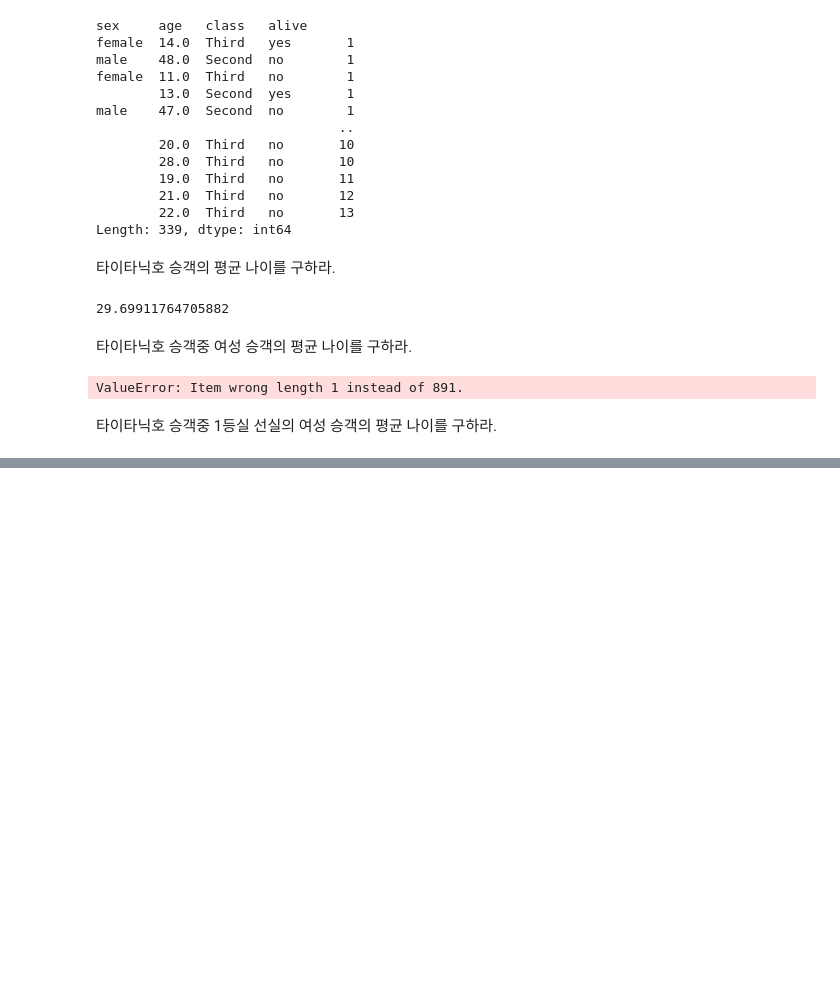
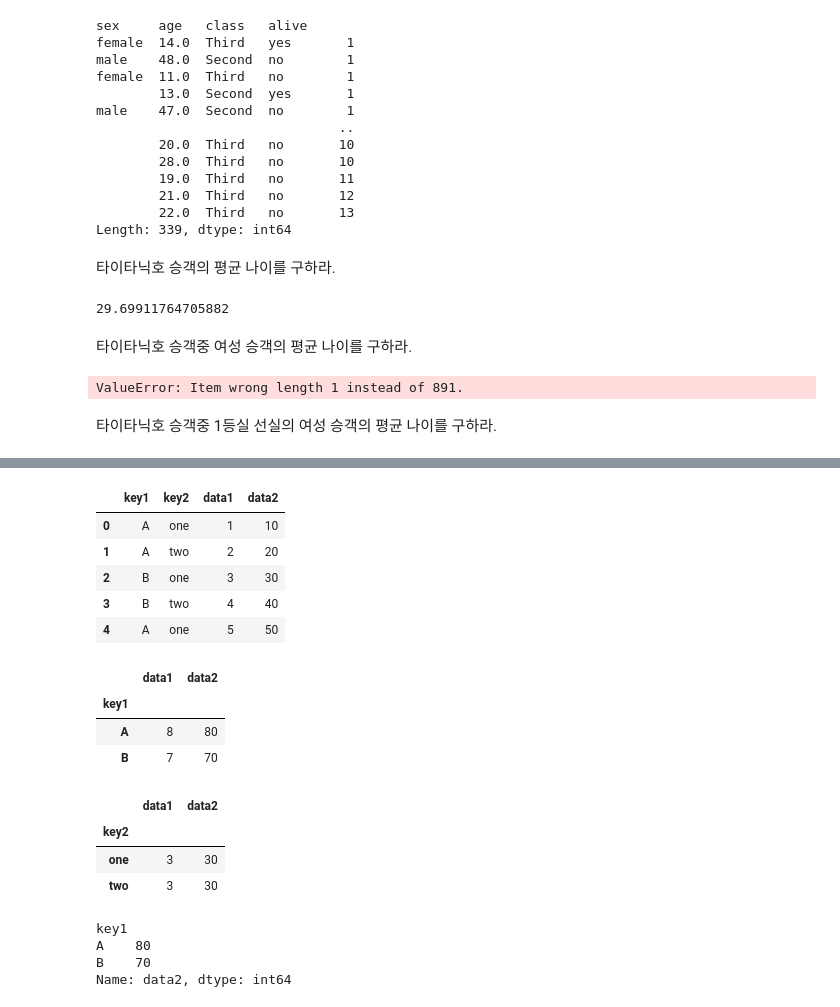
Before and after one commit to suri506/DataAnalysis, a Jupyter notebook: 02_pandas/연습문제.ipynb, the cells around one changed output, grey strips where cells are left out. Saved outputs shown, nothing was run; the diff lists cells and outputs as text; code cells hidden in the pictures; blank space fills up the shorter version.

```diff
--- a/02_pandas/연습문제.ipynb
+++ b/02_pandas/연습문제.ipynb
@@ -322,0 +347,37 @@ ValueError: Item wrong length 1 instead of 891.
+# %%
+np.random.seed(0)
+df2 = pd.DataFrame({
+    'key1': ['A', 'A', 'B', 'B', 'A'],
+    'key2': ['one', 'two', 'one', 'two', 'one'],
+    'data1': [1, 2, 3, 4, 5],
+    'data2': [10, 20, 30, 40, 50]
+})
+df2
+# %% [output]
+|  | key1 | key2 | data1 | data2 |
+| 0 | A | one | 1 | 10 |
+| 1 | A | two | 2 | 20 |
+| 2 | B | one | 3 | 30 |
+| 3 | B | two | 4 | 40 |
+| 4 | A | one | 5 | 50 |
+# %%
+df2.groupby(df2.key1).sum()
+# %% [output]
+|  | data1 | data2 |
+| key1 |  |  |
+| A | 8 | 80 |
+| B | 7 | 70 |
+# %%
+df2.groupby(df2.key2).mean()
+# %% [output]
+|  | data1 | data2 |
+| key2 |  |  |
+| one | 3 | 30 |
+| two | 3 | 30 |
+# %%
+df2.data2.groupby(df2.key1).sum()
+# %% [output]
+key1
+A    80
+B    70
+Name: data2, dtype: int64
```
Also changed, not shown: parts of 9 cells of this notebook, 3 other files.
